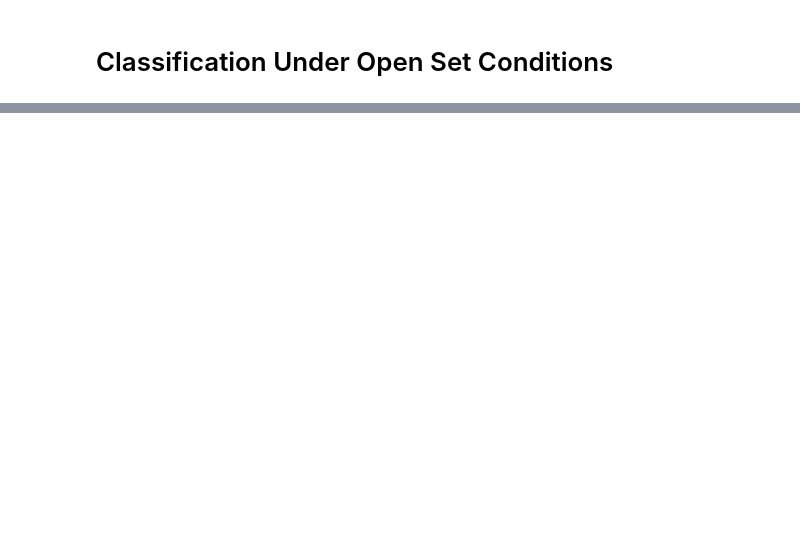
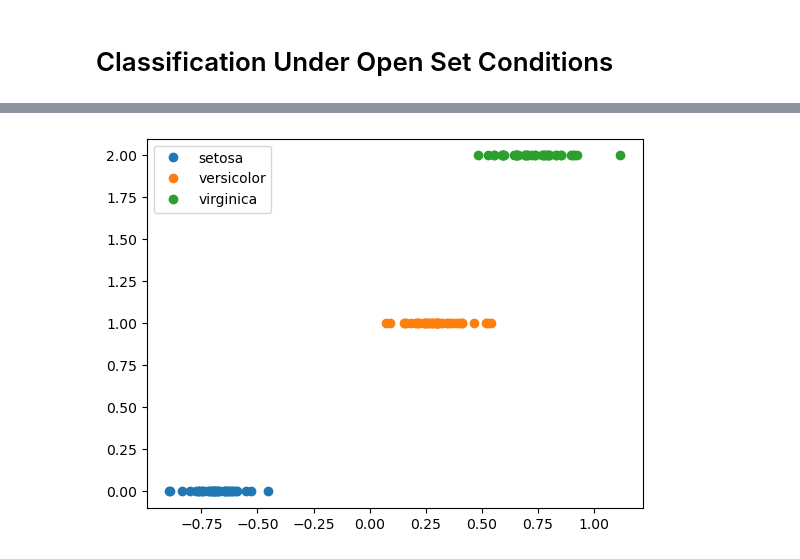
Before and after one commit to mahynski/pychemauth, a Jupyter notebook: docs/jupyter/api/opensetclassification.ipynb, the cells around one changed output, grey strips where cells are left out. Saved outputs shown, nothing was run; the diff lists cells and outputs as text; code cells hidden in the pictures; blank space fills up the shorter version.

```diff
--- a/docs/jupyter/api/opensetclassification.ipynb
+++ b/docs/jupyter/api/opensetclassification.ipynb
@@ -118,0 +245,13 @@ Case 2: Multiclass Hard Model with Outlier Detection
+# %%
+# Clearly nearly all the intervening versicolor (orange) will be classified incorrectly as virginoca (green).
+
+fig, ax = plt.subplots(nrows=1, ncols=1)
+
+for i, class_ in enumerate(['setosa', 'versicolor', 'virginica']):
+    mask = y_train == class_
+
+    projection = osc.fitted_classification_model.transform(X_train[mask])
+    ax.plot(projection.ravel(), [i]*projection.shape[0], 'o', label=class_)
+_ = plt.legend(loc='best')
+# %% [output]
+[figure, added]
```
Also changed, not shown: parts of 82 cells of this notebook, 5 other files.
